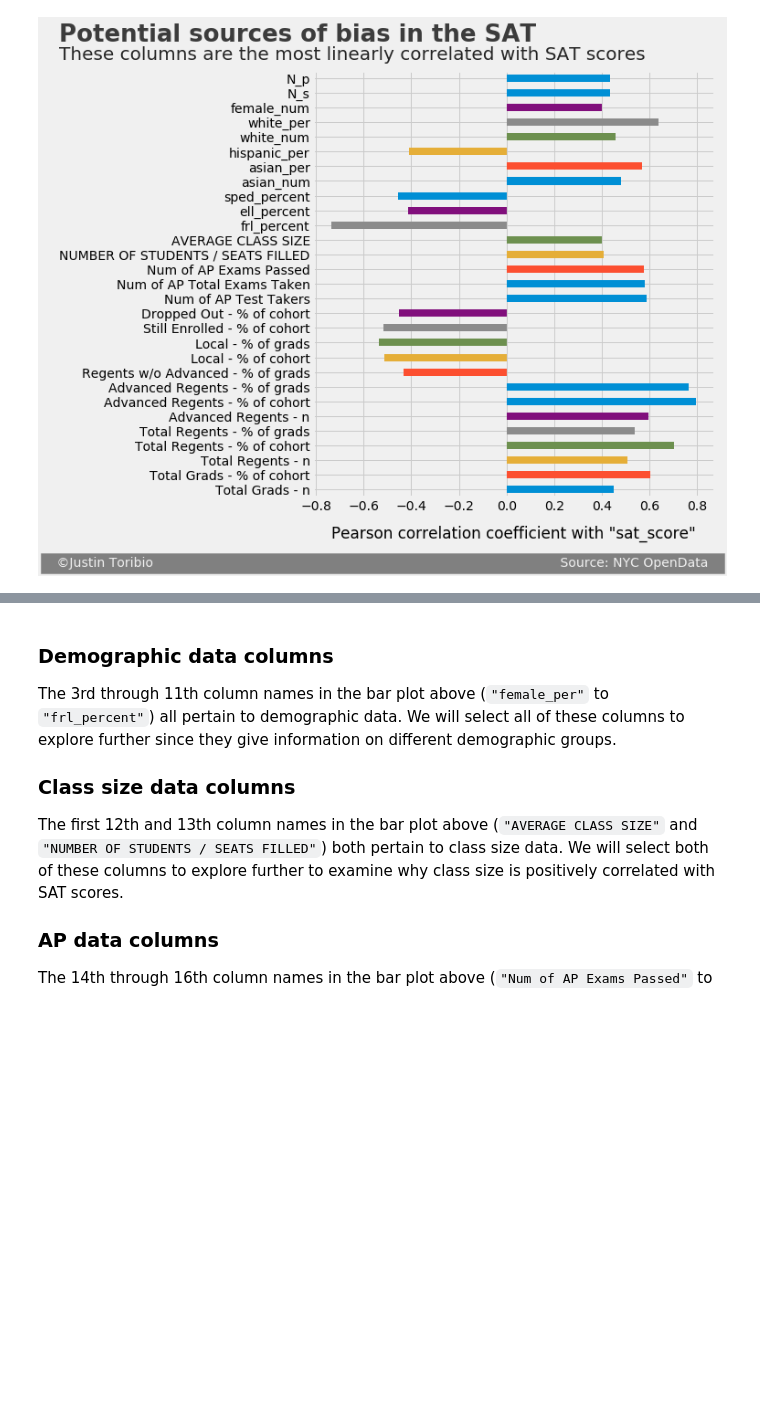
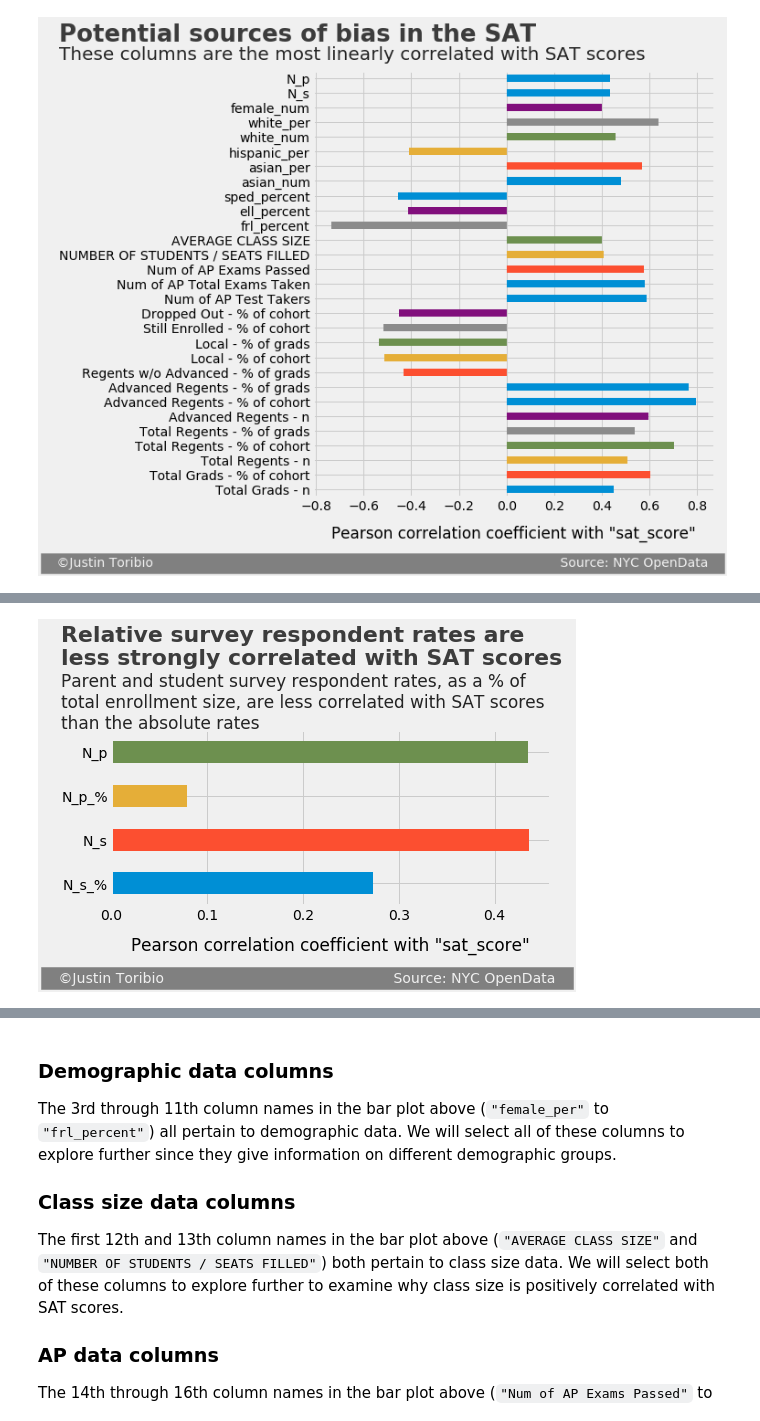
Before and after one commit to JustinToribio/analyzing-the-sat, a Jupyter notebook: notebooks/1.0-jt-analyze-the-sat.ipynb, the cells around one changed output, grey strips where cells are left out. Drawn from its saved outputs; the diff is of its cells as text; code cells hidden in the pictures; blank space fills up the shorter version.

```diff
--- a/notebooks/1.0-jt-analyze-the-sat.ipynb
+++ b/notebooks/1.0-jt-analyze-the-sat.ipynb
@@ -322,6 +322 @@ The first 2 column names in the correlation bar plot above (`"N_p"` and `"N_s"`)
-# %%
-data["N_p_per"] = data["N_p"] / data["total_enrollment"]
-data["N_s_per"] = data["N_s"] / data["total_enrollment"]
-
-data.head(20)
 # %%
@@ -364,0 +355,32 @@ create_nyc_map("sat_score", "Num of AP Test Takers", title=title,
+# %%
+# Assign the column names to view to a list, add the new columns to
+# "data" and re-calculate the correlations dataset.
+columns = ["N_s_%", "N_s", "N_p_%", "N_p"]
+data["N_p_%"] = data["N_p"] / data["total_enrollment"]
+data["N_s_%"] = data["N_s"] / data["total_enrollment"]
+correlations = data.corr()["sat_score"]
+
+# Assign the text of the bar plot to variables.
+title = ("Relative survey respondent rates are\n"
+         "less strongly correlated with SAT scores")
+subtitle = ("Parent and student survey respondent rates, as a % of\n"
+            "total enrollment size, are less correlated with SAT scores\n"
+            "than the absolute rates")
+x_axis_label = 'Pearson correlation coefficient with "sat_score"'
+signature = (
+    "   ©Justin Toribio                            "
+    "                       Source: NYC OpenData   "
+)
+
+# Create the bar plot, add the text and display the plot.
+plt.close("all")
+style.use("fivethirtyeight")
+graph = correlations[columns].plot.barh(figsize=[7,3])
+graph.set_xlabel(x_axis_label, labelpad=13)
+graph.text(s=title, x=-.052, y=5, fontsize=22, weight="bold", alpha=.75)
+graph.text(s=subtitle, x=-.052, y=3.55, fontsize=17, alpha=.85)
+graph.text(s=signature, x=-.069, y=-2.25, fontsize=14, color="#f0f0f0",
+           backgroundcolor="grey")
+plt.show()
+# %% [output]
+[figure, added]
```
Also changed, not shown: parts of 5 cells of this notebook.
